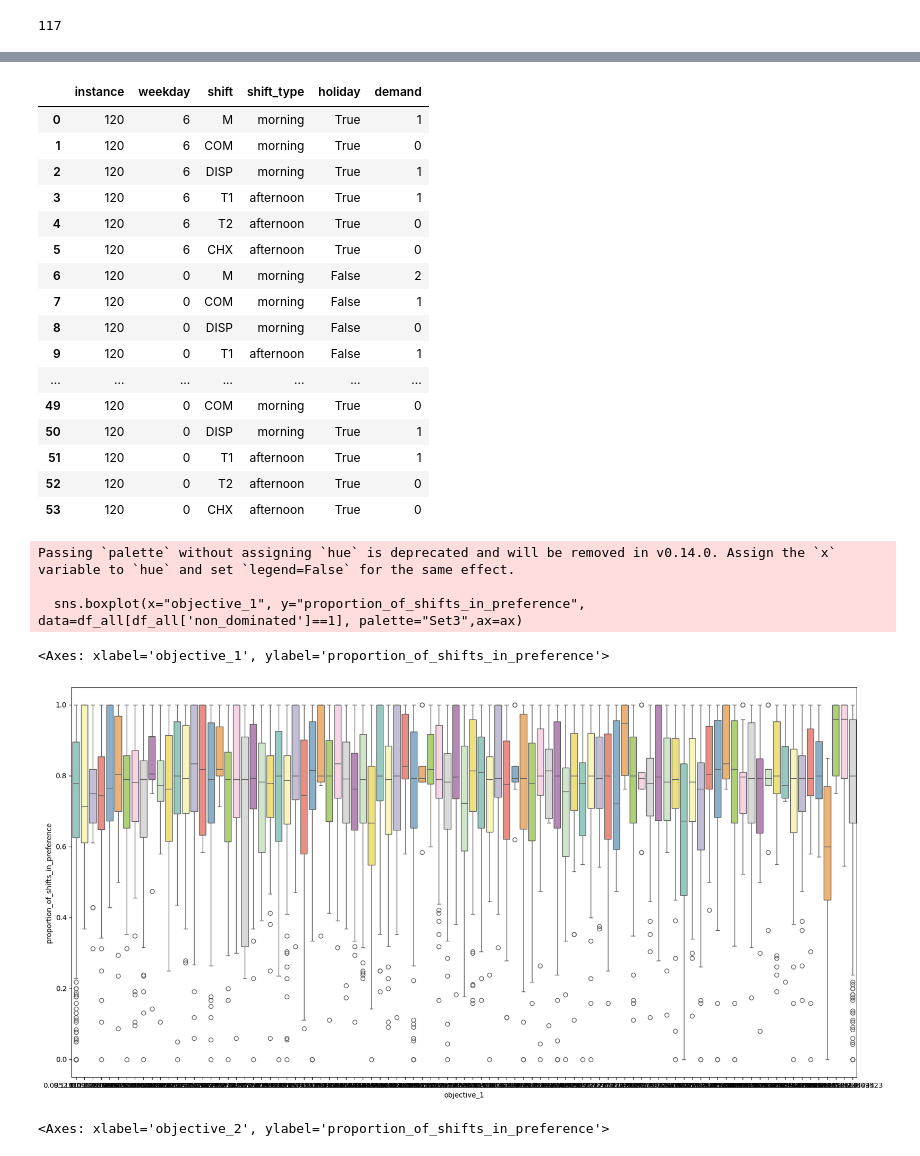
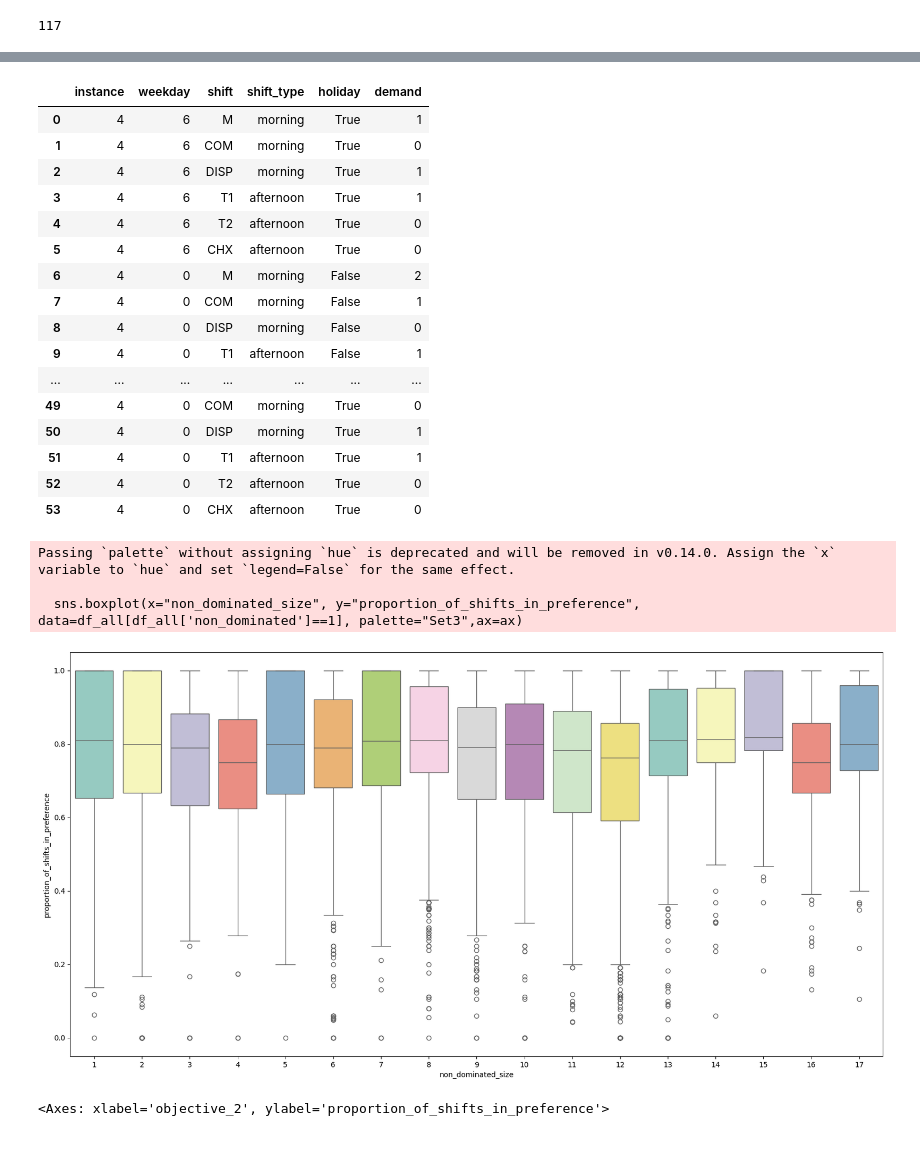
Before and after one commit to fabian-castano/HHCRSP, a Jupyter notebook: proyecto_HHCRSP/get_metrics_from_instances.ipynb, the cells around one changed output, grey strips where cells are left out. Cells and saved outputs as stored; diff of their text form; code cells hidden in the pictures.

```diff
--- a/proyecto_HHCRSP/get_metrics_from_instances.ipynb
+++ b/proyecto_HHCRSP/get_metrics_from_instances.ipynb
@@ -85,9 +85,13 @@ for i in range(3,171):
         df_melt['instance_name']=instance_name
         df_melt.drop_duplicates(inplace=True)
         # re-escale objective_1 in the range [0,1] with min-max
-        df_melt['objective_1_scaled'] = (df_melt['objective_1'] - df_melt['objective_1'].min()) / (df_melt['objective_1'].max() - df_melt['objective_1'].min())
+        #df_melt['objective_1_scaled'] = (df_melt['objective_1'] - df_melt['objective_1'].min()) / (df_melt['objective_1'].max() - df_melt['objective_1'].min())
+        current_min,current_max=df_melt['objective_1'].min(),df_melt['objective_1'].max()
+        df_melt['objective_1_scaled'] = df_melt.apply(lambda x: (x['objective_1'] - current_min) / (current_max - current_min) if current_max!=current_min else 1,axis=1)
         # re-escale objective_2 in the range [0,1] with min-max
-        df_melt['objective_2_scaled'] = (df_melt['objective_2'] - df_melt['objective_2'].min()) / (df_melt['objective_2'].max() - df_melt['objective_2'].min())
+        #df_melt['objective_2_scaled'] = (df_melt['objective_2'] - df_melt['objective_2'].min()) / (df_melt['objective_2'].max() - df_melt['objective_2'].min())
+        current_min,current_max=df_melt['objective_2'].min(),df_melt['objective_2'].max()
+        df_melt['objective_2_scaled'] = df_melt.apply(lambda x: (x['objective_2'] - current_min) / (current_max - current_min) if current_max!=current_min else 1,axis=1)
 
         ideal_point=df_melt[['objective_1_scaled','objective_2_scaled']].min().values
 
@@ -135,7 +139,7 @@ for i in range(3,171):
 
 df_final=pd.concat(list_of_instances)
 
-df_final.to_excel('metrics_instances.xlsx')
+#df_final.to_excel('metrics_instances.xlsx')
 # %%
 dict_len_non_dominated={i:len(dict_non_dominated[i]) for i in dict_non_dominated.keys()}
 # %%
@@ -162,0 +167,13 @@ df_final.head(50)
+# %%
+cols_to_analyze=['total_dates_off','total_vacations','total_vacations_asked','total_nurses','total_holidays','total_days_weekend']
+df_final['instance_number']=df_final['instance_name'].apply(lambda x: int(x.split('_')[2].split('.')[0]))
+df_plots=df_final[['instance_number','total_dates_off','total_vacations','total_vacations_asked','total_nurses','total_holidays','total_days_weekend','non_dominated_size']].drop_duplicates().sort_values(by=['instance_number'],ascending=[True])
+
+#plot each column against the non-dominated size using seaborn graphical objects
+import matplotlib.pyplot as plt
+import seaborn as sns
+for i in cols_to_analyze:
+    fig,ax = plt.subplots(figsize=(15,10))
+    sns.scatterplot(data=df_plots,x=i,y='non_dominated_size')
+    plt.title(f'{i} vs non_dominated_size')
+    plt.savefig(f'{i}_vs_non_dominated_size.png')
@@ -183,9 +220,13 @@ for i in range(2,171):
         df_melt=pd.melt(df,id_vars=['Nurse','objective_1','objective_2'],value_vars=cols)
 
         # re-escale objective_1 in the range [0,1] with min-max
-        df_melt['objective_1'] = (df_melt['objective_1'] - df_melt['objective_1'].min()) / (df_melt['objective_1'].max() - df_melt['objective_1'].min())
+        current_max,current_min=df_melt['objective_1'].max(),df_melt['objective_1'].min()
+        #df_melt['objective_1'] = (df_melt['objective_1'] - df_melt['objective_1'].min()) / (df_melt['objective_1'].max() - df_melt['objective_1'].min())
+        df_melt['objective_1'] = df_melt.apply(lambda x: (x['objective_1'] - current_min) / (current_max - current_min) if current_max!=current_min else 1,axis=1)
         # re-escale objective_2 in the range [0,1] with min-max
-        df_melt['objective_2'] = (df_melt['objective_2'] - df_melt['objective_2'].min()) / (df_melt['objective_2'].max() - df_melt['objective_2'].min())
+        current_max,current_min=df_melt['objective_2'].max(),df_melt['objective_2'].min()
+        #df_melt['objective_2'] = (df_melt['objective_2'] - df_melt['objective_2'].min()) / (df_melt['objective_2'].max() - df_melt['objective_2'].min())
+        df_melt['objective_2'] = df_melt.apply(lambda x: (x['objective_2'] - current_min) / (current_max - current_min) if current_max!=current_min else 1,axis=1)
 
         ideal_point=df_melt[['objective_1','objective_2']].min().values
 
@@ -335,41 +372,43 @@ df_all.groupby(['instance','objective_1','objective_2']).agg({'works':['mean','s
 # %%
 
-instance=120
+instance=4
 df_shifts=pd.read_json(f'/Users/fabiancastano/PycharmProjects/HHCRSP/proyecto_HHCRSP/instances/shifts_{instance}.json')
 df_shifts['instance']=instance
 df_shifts[['instance','weekday','shift','shift_type','holiday','demand']].drop_duplicates().reset_index(drop=True)
 # %% [output]
 |  | instance | weekday | shift | shift_type | holiday | demand |
-| 0 | 120 | 6 | M | morning | True | 1 |
-| 1 | 120 | 6 | COM | morning | True | 0 |
-| 2 | 120 | 6 | DISP | morning | True | 1 |
-| 3 | 120 | 6 | T1 | afternoon | True | 1 |
-| 4 | 120 | 6 | T2 | afternoon | True | 0 |
-| 5 | 120 | 6 | CHX | afternoon | True | 0 |
-| 6 | 120 | 0 | M | morning | False | 2 |
-| 7 | 120 | 0 | COM | morning | False | 1 |
-| 8 | 120 | 0 | DISP | morning | False | 0 |
-| 9 | 120 | 0 | T1 | afternoon | False | 1 |
+| 0 | 4 | 6 | M | morning | True | 1 |
+| 1 | 4 | 6 | COM | morning | True | 0 |
+| 2 | 4 | 6 | DISP | morning | True | 1 |
+| 3 | 4 | 6 | T1 | afternoon | True | 1 |
+| 4 | 4 | 6 | T2 | afternoon | True | 0 |
+| 5 | 4 | 6 | CHX | afternoon | True | 0 |
+| 6 | 4 | 0 | M | morning | False | 2 |
+| 7 | 4 | 0 | COM | morning | False | 1 |
+| 8 | 4 | 0 | DISP | morning | False | 0 |
+| 9 | 4 | 0 | T1 | afternoon | False | 1 |
 | ... | ... | ... | ... | ... | ... | ... |
-| 49 | 120 | 0 | COM | morning | True | 0 |
-| 50 | 120 | 0 | DISP | morning | True | 1 |
-| 51 | 120 | 0 | T1 | afternoon | True | 1 |
-| 52 | 120 | 0 | T2 | afternoon | True | 0 |
-| 53 | 120 | 0 | CHX | afternoon | True | 0 |
+| 49 | 4 | 0 | COM | morning | True | 0 |
+| 50 | 4 | 0 | DISP | morning | True | 1 |
+| 51 | 4 | 0 | T1 | afternoon | True | 1 |
+| 52 | 4 | 0 | T2 | afternoon | True | 0 |
+| 53 | 4 | 0 | CHX | afternoon | True | 0 |
+# %%
+df_all["non_dominated_size"]=df_all['instance'].apply(lambda x: len(dict_non_dominated[x]))
 # %%
 pd.set_option('display.max_rows', None)
 df_all[df_all['non_dominated']==1].head(100)
 
 # builds a boxplot for proportion_of_shifts_in_preference using objective_1
 import seaborn as sns
 fig,ax=plt.subplots(figsize=(20,10))
-sns.boxplot(x="objective_1", y="proportion_of_shifts_in_preference",  data=df_all[df_all['non_dominated']==1], palette="Set3",ax=ax)
+sns.boxplot(x="non_dominated_size", y="proportion_of_shifts_in_preference",  data=df_all[df_all['non_dominated']==1], palette="Set3",ax=ax)
+plt.show()
 # %% [output]
 Passing `palette` without assigning `hue` is deprecated and will be removed in v0.14.0. Assign the `x` variable to `hue` and set `legend=False` for the same effect.
 
-  sns.boxplot(x="objective_1", y="proportion_of_shifts_in_preference",  data=df_all[df_all['non_dominated']==1], palette="Set3",ax=ax)
+  sns.boxplot(x="non_dominated_size", y="proportion_of_shifts_in_preference",  data=df_all[df_all['non_dominated']==1], palette="Set3",ax=ax)
-<Axes: xlabel='objective_1', ylabel='proportion_of_shifts_in_preference'>
-[figure, old version]
+[figure, new version]
 # %%
 import seaborn as sns
 fig,ax=plt.subplots(figsize=(20,10))
```
Also changed, not shown: parts of 8 cells of this notebook.
